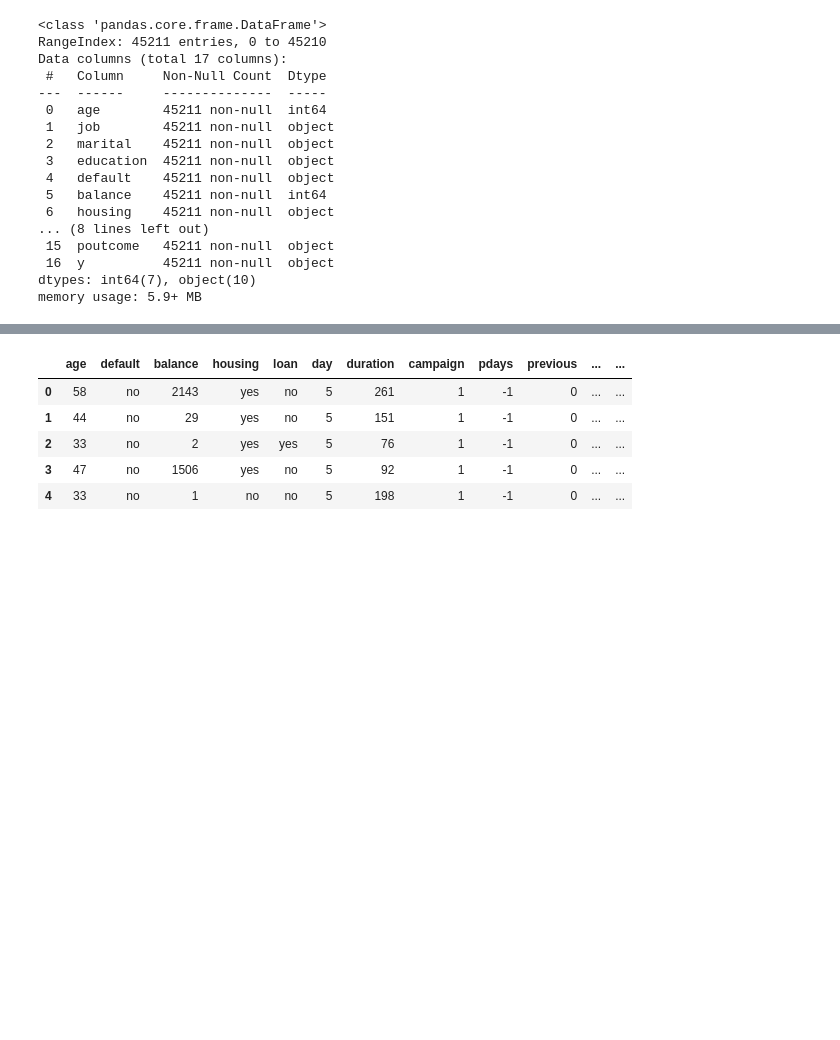
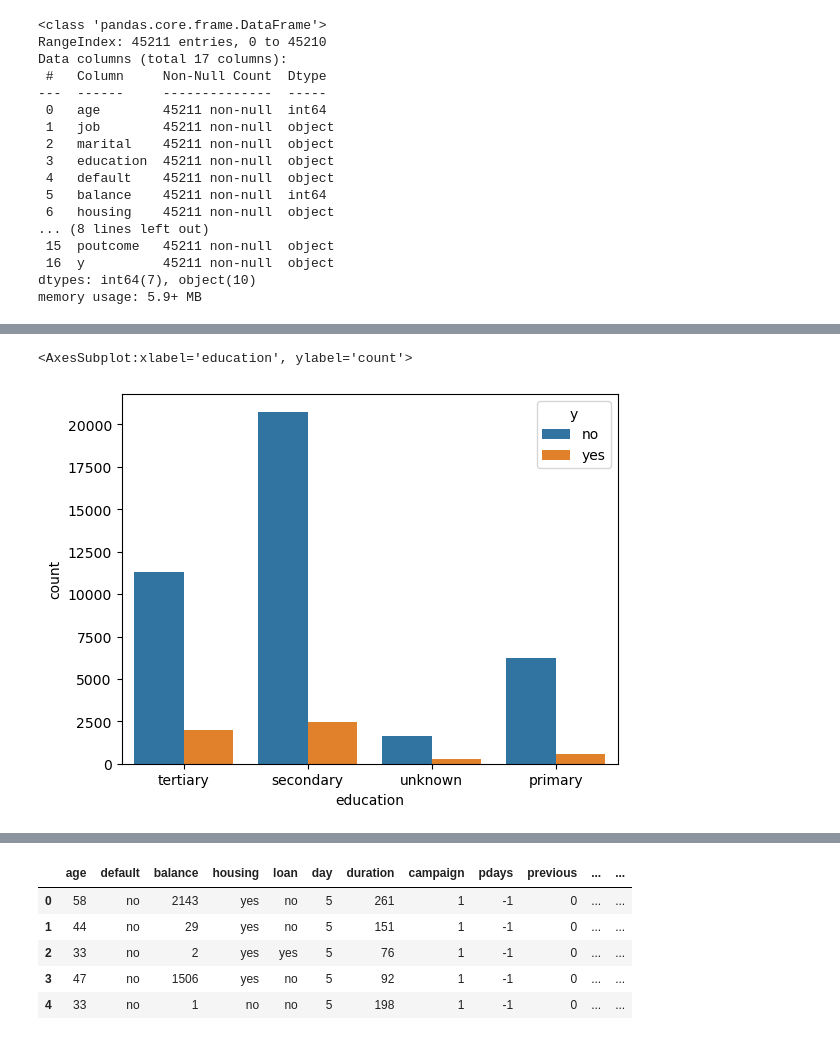
Before and after one commit to Kishore5123/Logistic-Regression-, a Jupyter notebook: Logistic Regression (Bank Full.csv).ipynb, the cells around one changed output, grey strips where cells are left out. Drawn from its saved outputs; the diff is of its cells as text; code cells hidden in the pictures; blank space fills up the shorter version.

```diff
--- a/Logistic Regression (Bank Full.csv).ipynb
+++ b/Logistic Regression (Bank Full.csv).ipynb
@@ -52,0 +72,5 @@ memory usage: 5.9+ MB
+# %%
+sns.countplot(x="education",data=bdata,hue = 'y')
+# %% [output]
+<AxesSubplot:xlabel='education', ylabel='count'>
+[figure, added]
```
Also changed, not shown: parts of 14 cells of this notebook.
